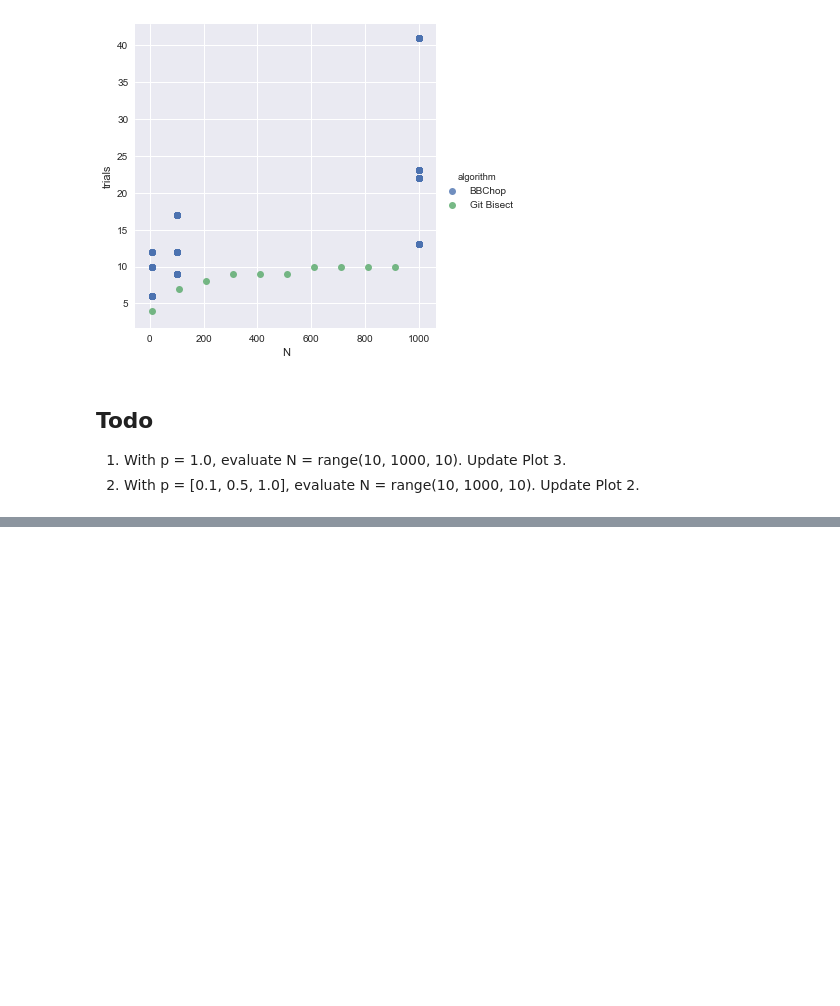
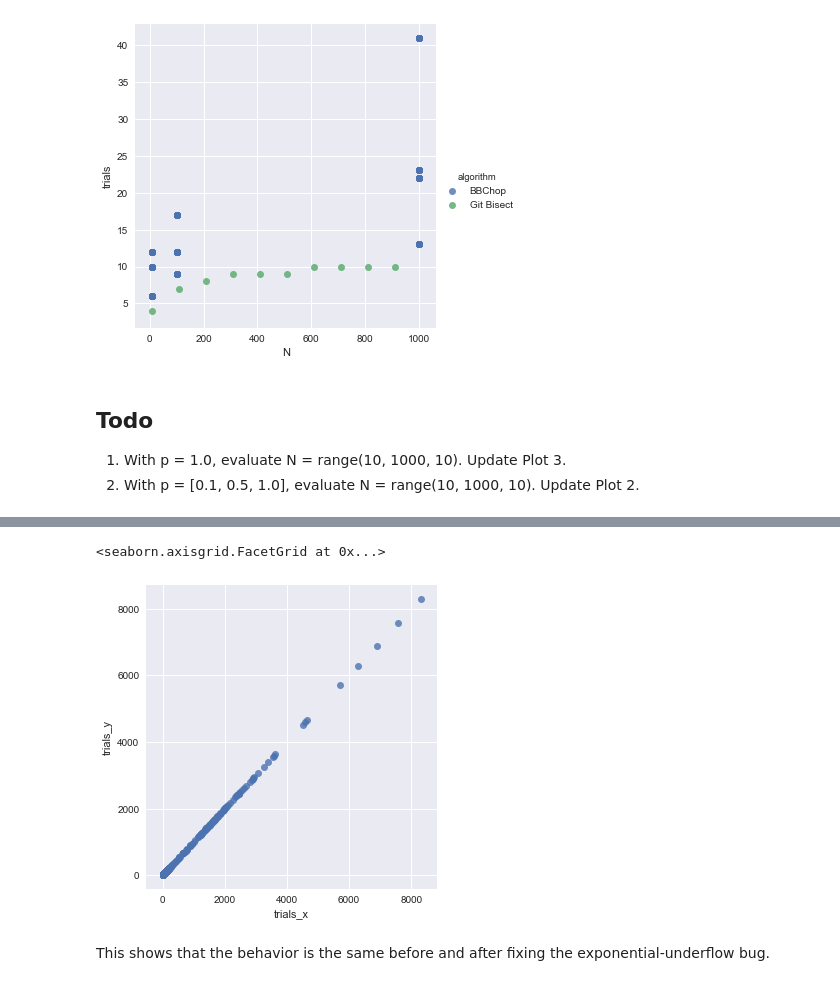
Before and after one commit to siedentop/BBChop, a Jupyter notebook: analysis/Visualise Results.ipynb, the cells around one changed output, grey strips where cells are left out. Saved outputs shown, nothing was run; the diff lists cells and outputs as text; code cells hidden in the pictures; blank space fills up the shorter version.

Commit message:
Compare Linear vs Log implementation: Same results.

```diff
--- a/analysis/Visualise Results.ipynb
+++ b/analysis/Visualise Results.ipynb
@@ -210,0 +225,4 @@ sn.lmplot(x='N', y='trials', data=pd.concat([df2, df3]), hue='algorithm', fit_re
+# %%
+with open('results_non_logarithm.json', 'r') as f: d = json.load(f)
+df_non_log = pd.DataFrame.from_dict(d)
+df_non_log.head()
@@ -210,0 +236,15 @@ sn.lmplot(x='N', y='trials', data=pd.concat([df2, df3]), hue='algorithm', fit_re
+# %%
+# Maybe a good comparison between Log vs Linear is for each config plot trials[log] vs trials[lin]?
+
+# Drop duplicates
+df_non_log.drop_duplicates(inplace=True)
+
+merge = pd.merge(df, df_non_log, on = ['N', 'certainty', 'fail_loc', 'fail_prob', 'seed', 'where'], how='inner')
+
+trials_log = merge['trials_x']
+trials_lin = merge['trials_y']
+
+sn.lmplot(x='trials_x', y='trials_y', data = merge, fit_reg=False)
+# %% [output]
+<seaborn.axisgrid.FacetGrid at 0x...>
+[figure, added]
@@ -210,0 +254,6 @@ sn.lmplot(x='N', y='trials', data=pd.concat([df2, df3]), hue='algorithm', fit_re
+# %% [markdown]
+This shows that the behavior is the same before and after fixing the exponential-underflow bug.
+
+
+
+##
```
Also changed, not shown: parts of 15 cells of this notebook, 1 other file.
